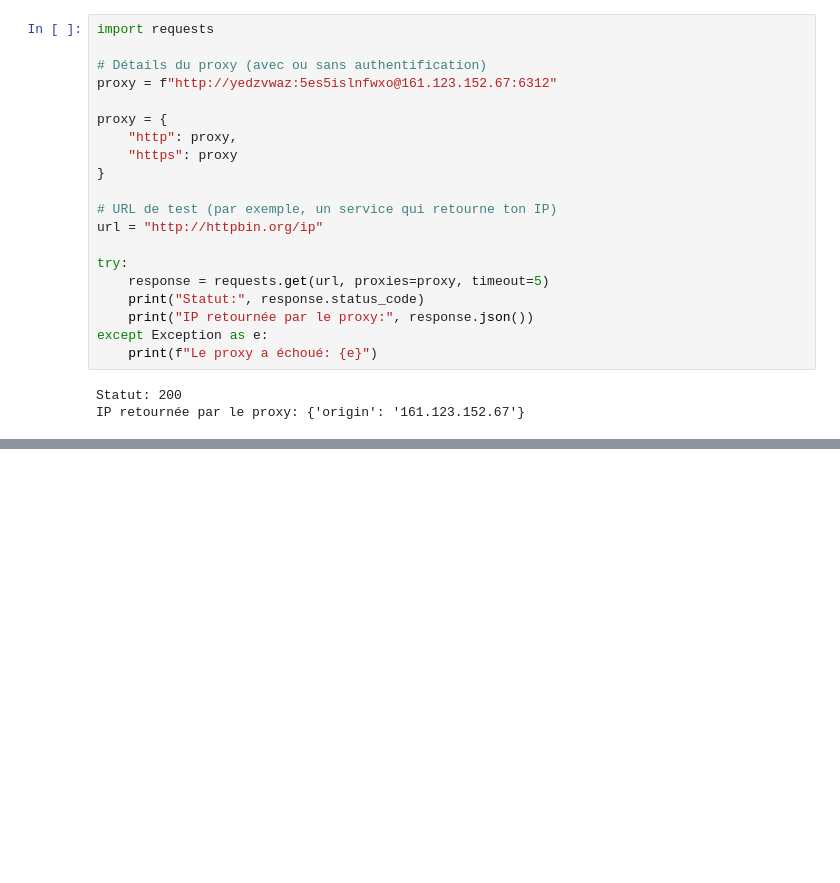
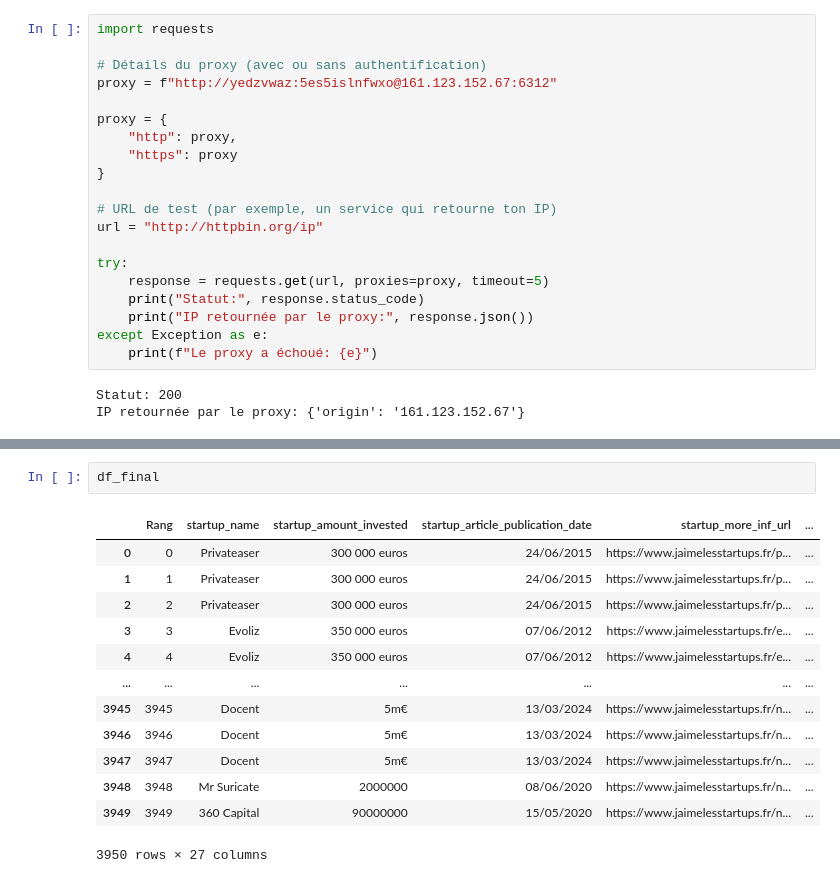
Before and after one commit to AbdelghaffourMouhsine/Hajy8_liste-levee-de-fonds-startup-france_Scraping_Project, a Jupyter notebook: main.ipynb, the cells around one changed output, grey strips where cells are left out. Drawn from its saved outputs; the diff is of its cells as text; blank space fills up the shorter version.

```diff
--- a/main.ipynb
+++ b/main.ipynb
@@ -636,0 +463,16 @@ IP retournée par le proxy: {'origin': '161.123.152.67'}
+# %%
+df_final
+# %% [output]
+|  | Rang | startup_name | startup_amount_invested | startup_article_publication_date | startup_more_inf_url | ... |
+| 0 | 0 | Privateaser | 300 000 euros | 24/06/2015 | https://www.jaimelesstartups.fr/p... | ... |
+| 1 | 1 | Privateaser | 300 000 euros | 24/06/2015 | https://www.jaimelesstartups.fr/p... | ... |
+| 2 | 2 | Privateaser | 300 000 euros | 24/06/2015 | https://www.jaimelesstartups.fr/p... | ... |
+| 3 | 3 | Evoliz | 350 000 euros | 07/06/2012 | https://www.jaimelesstartups.fr/e... | ... |
+| 4 | 4 | Evoliz | 350 000 euros | 07/06/2012 | https://www.jaimelesstartups.fr/e... | ... |
+| ... | ... | ... | ... | ... | ... | ... |
+| 3945 | 3945 | Docent | 5m€ | 13/03/2024 | https://www.jaimelesstartups.fr/n... | ... |
+| 3946 | 3946 | Docent | 5m€ | 13/03/2024 | https://www.jaimelesstartups.fr/n... | ... |
+| 3947 | 3947 | Docent | 5m€ | 13/03/2024 | https://www.jaimelesstartups.fr/n... | ... |
+| 3948 | 3948 | Mr Suricate | 2000000 | 08/06/2020 | https://www.jaimelesstartups.fr/n... | ... |
+| 3949 | 3949 | 360 Capital | 90000000 | 15/05/2020 | https://www.jaimelesstartups.fr/n... | ... |
+3950 rows × 27 columns
```
Also changed, not shown: parts of 30 cells of this notebook, 1 other file.
